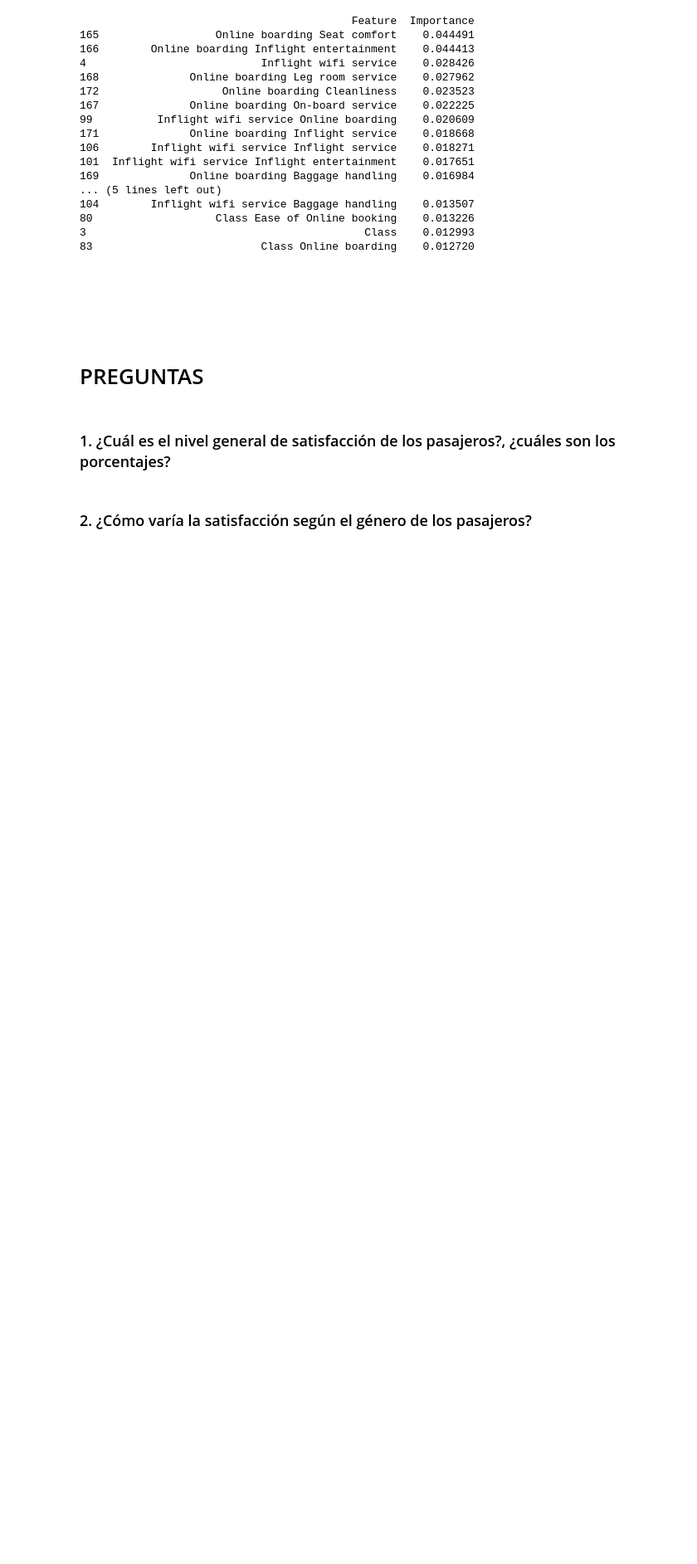
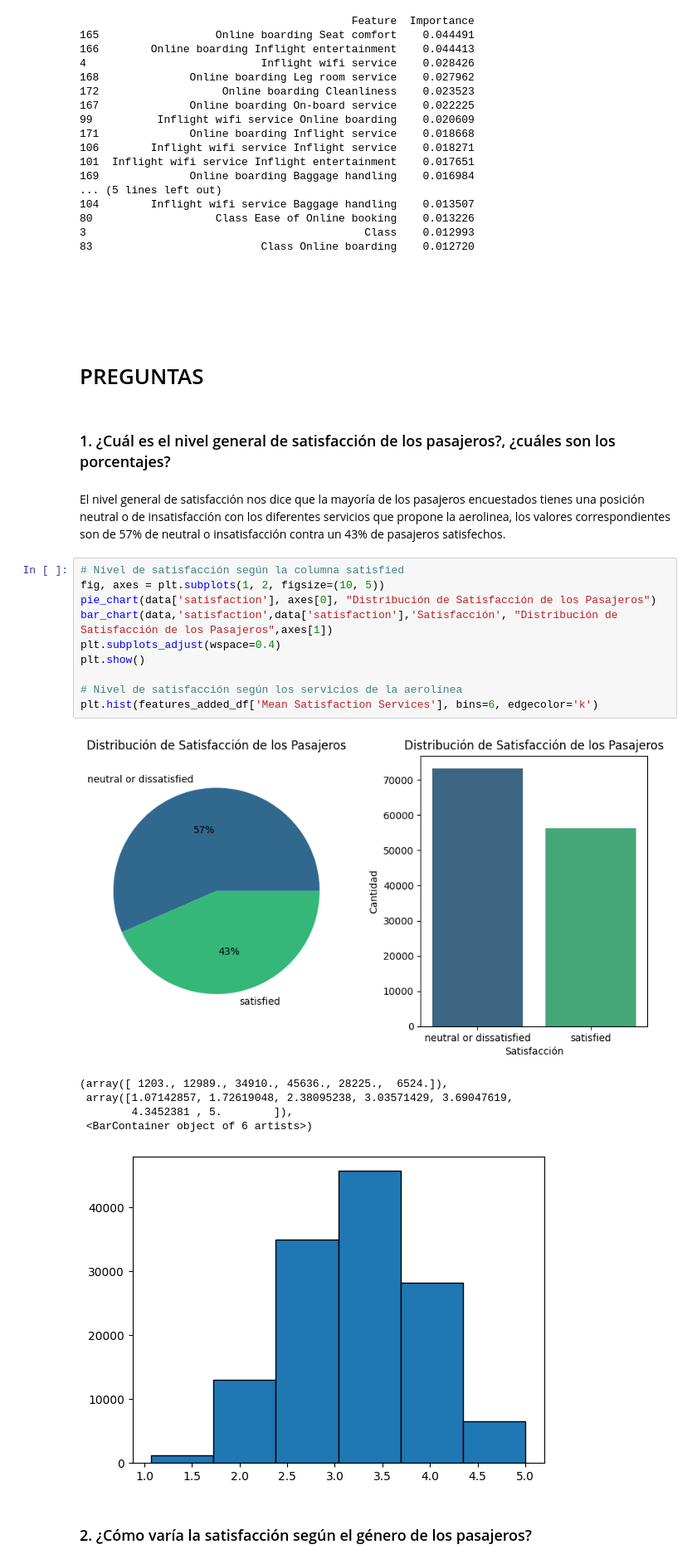
Before and after one commit to fgghi/Proyecto-Sis-Inteligentes, a Jupyter notebook: EDA/Proyecto_Final_Sis_int copy.ipynb, the cells around one changed output. Shown at 83% size. Cells and saved outputs as stored; diff of their text form; blank space fills up the shorter version.

```diff
--- a/EDA/Proyecto_Final_Sis_int copy.ipynb
+++ b/EDA/Proyecto_Final_Sis_int copy.ipynb
@@ -617,5 +617,24 @@ print(feature_importance_df[:20])
 # PREGUNTAS
 # %% [markdown]
 ### 1. ¿Cuál es el nivel general de satisfacción de los pasajeros?, ¿cuáles son los porcentajes?
+# %% [markdown]
+El nivel general de satisfacción nos dice que la mayoría de los pasajeros encuestados tienes una posición neutral o de insatisfacción con los diferentes servicios que propone la aerolinea, los valores correspondientes son de 57% de neutral o insatisfacción contra un 43% de pasajeros satisfechos.
+# %%
+# Nivel de satisfacción según la columna satisfied
+fig, axes = plt.subplots(1, 2, figsize=(10, 5))
+pie_chart(data['satisfaction'], axes[0], "Distribución de Satisfacción de los Pasajeros")
+bar_chart(data,'satisfaction',data['satisfaction'],'Satisfacción', "Distribución de Satisfacción de los Pasajeros",axes[1])
+plt.subplots_adjust(wspace=0.4)
+plt.show()
+
+# Nivel de satisfacción según los servicios de la aerolínea
+plt.hist(features_added_df['Mean Satisfaction Services'], bins=6, edgecolor='k')
+# %% [output]
+[figure, added]
+(array([ 1203., 12989., 34910., 45636., 28225.,  6524.]),
+ array([1.07142857, 1.72619048, 2.38095238, 3.03571429, 3.69047619,
+        4.3452381 , 5.        ]),
+ <BarContainer object of 6 artists>)
+[figure, added]
 # %% [markdown]
 ### 2. ¿Cómo varía la satisfacción según el género de los pasajeros?
```
Also changed, not shown: parts of 11 cells of this notebook.
